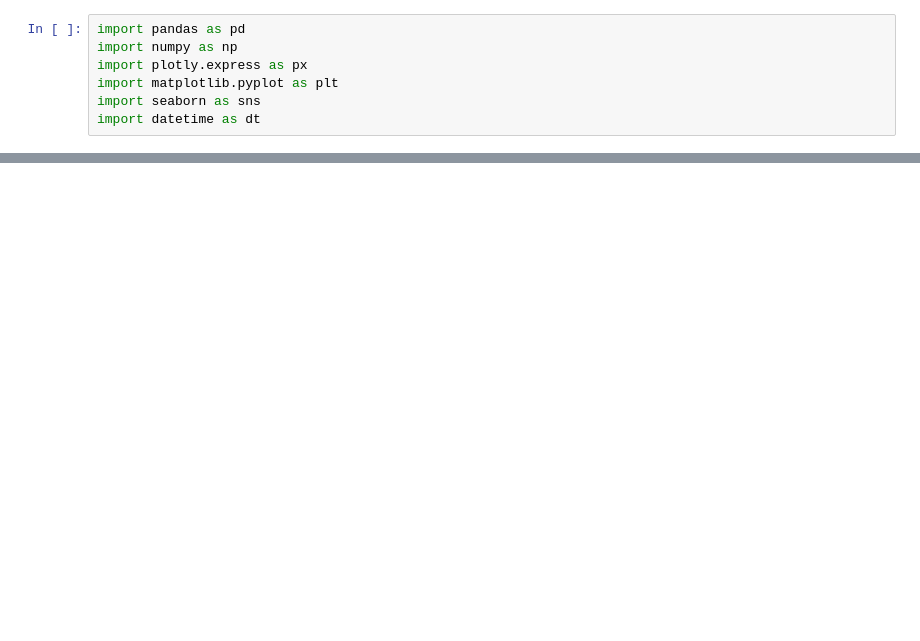
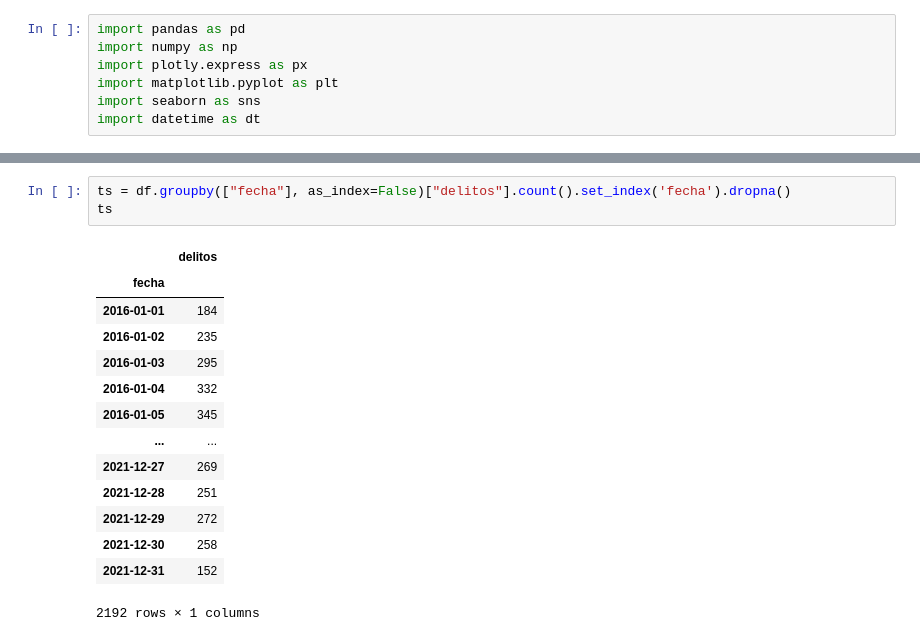
Before and after one commit to ctalamilla/delitos-bsas, a Jupyter notebook: TP4_VisualizacionesDelitos.ipynb, the cells around one changed output, grey strips where cells are left out. Drawn from its saved outputs; the diff is of its cells as text; blank space fills up the shorter version.

```diff
--- a/TP4_VisualizacionesDelitos.ipynb
+++ b/TP4_VisualizacionesDelitos.ipynb
@@ -53,0 +38,18 @@ The argument 'infer_datetime_format' is deprecated and will be removed in a futu
+# %%
+ts = df.groupby(["fecha"], as_index=False)["delitos"].count().set_index('fecha').dropna()
+ts
+# %% [output]
+|  | delitos |
+| fecha |  |
+| 2016-01-01 | 184 |
+| 2016-01-02 | 235 |
+| 2016-01-03 | 295 |
+| 2016-01-04 | 332 |
+| 2016-01-05 | 345 |
+| ... | ... |
+| 2021-12-27 | 269 |
+| 2021-12-28 | 251 |
+| 2021-12-29 | 272 |
+| 2021-12-30 | 258 |
+| 2021-12-31 | 152 |
+2192 rows × 1 columns
```
Also changed, not shown: parts of 14 cells of this notebook, 1 other file.
